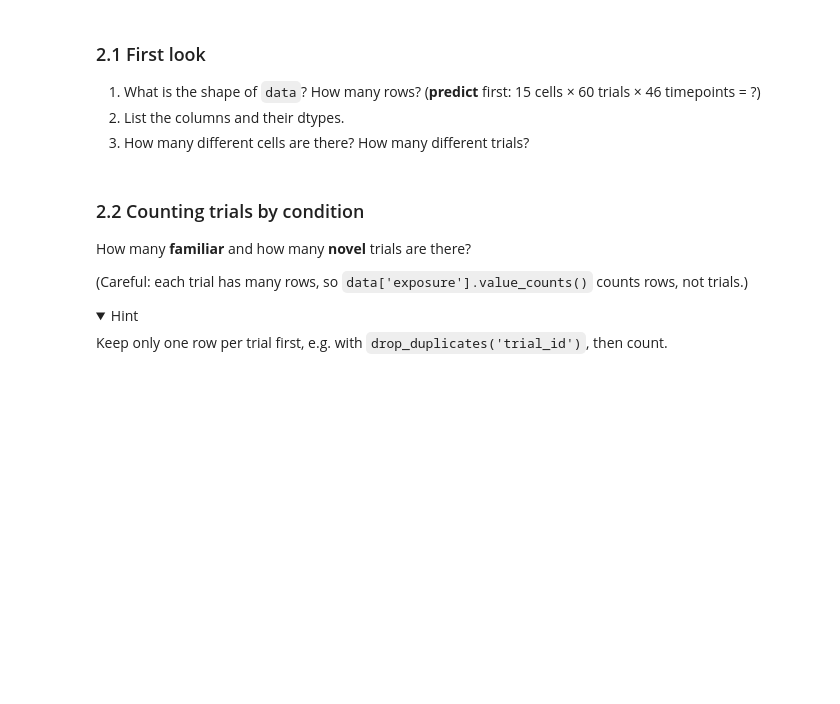
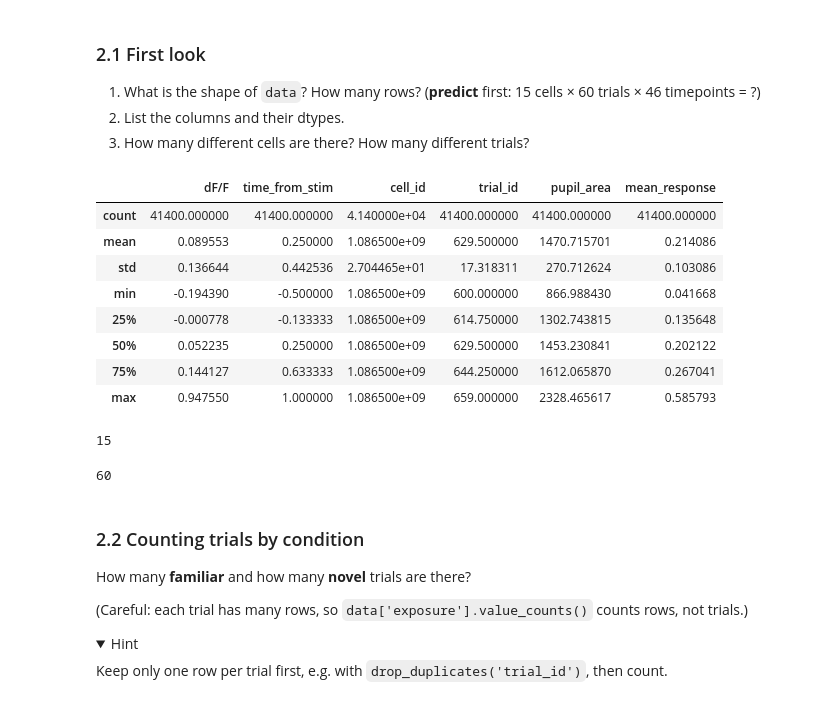
Before and after one commit to Vanibou/intro2python, a Jupyter notebook: Week07_dataviz_practice.ipynb, the cells around one changed output. Saved outputs shown, nothing was run; the diff lists cells and outputs as text; code cells hidden in the pictures; folded sections open; blank space fills up the shorter version.

```diff
--- a/Week07_dataviz_practice.ipynb
+++ b/Week07_dataviz_practice.ipynb
@@ -91,6 +154,31 @@ CSV doesn't store types. Try `df_mice.to_pickle('mice.pkl')` and `pd.read_pickle
 1. What is the shape of `data`? How many rows? (**predict** first: 15 cells × 60 trials × 46 timepoints = ?)
 2. List the columns and their dtypes.
 3. How many different cells are there? How many different trials?
+# %%
+# data
+# data.head()
+data.columns
+data.shape
+data.describe()
+# %% [output]
+|  | dF/F | time_from_stim | cell_id | trial_id | pupil_area | mean_response |
+| count | 41400.000000 | 41400.000000 | 4.140000e+04 | 41400.000000 | 41400.000000 | 41400.000000 |
+| mean | 0.089553 | 0.250000 | 1.086500e+09 | 629.500000 | 1470.715701 | 0.214086 |
+| std | 0.136644 | 0.442536 | 2.704465e+01 | 17.318311 | 270.712624 | 0.103086 |
+| min | -0.194390 | -0.500000 | 1.086500e+09 | 600.000000 | 866.988430 | 0.041668 |
+| 25% | -0.000778 | -0.133333 | 1.086500e+09 | 614.750000 | 1302.743815 | 0.135648 |
+| 50% | 0.052235 | 0.250000 | 1.086500e+09 | 629.500000 | 1453.230841 | 0.202122 |
+| 75% | 0.144127 | 0.633333 | 1.086500e+09 | 644.250000 | 1612.065870 | 0.267041 |
+| max | 0.947550 | 1.000000 | 1.086500e+09 | 659.000000 | 2328.465617 | 0.585793 |
+# %%
+# 3. How many different cells are there? How many different trials?
+data['cell_id'].nunique()
+# %% [output]
+15
+# %%
+data["trial_id"].nunique()
+# %% [output]
+60
 # %% [markdown]
 ### 2.2 Counting trials by condition
 How many **familiar** and how many **novel** trials are there?
```
Also changed, not shown: parts of 15 cells of this notebook, 7 other files.
